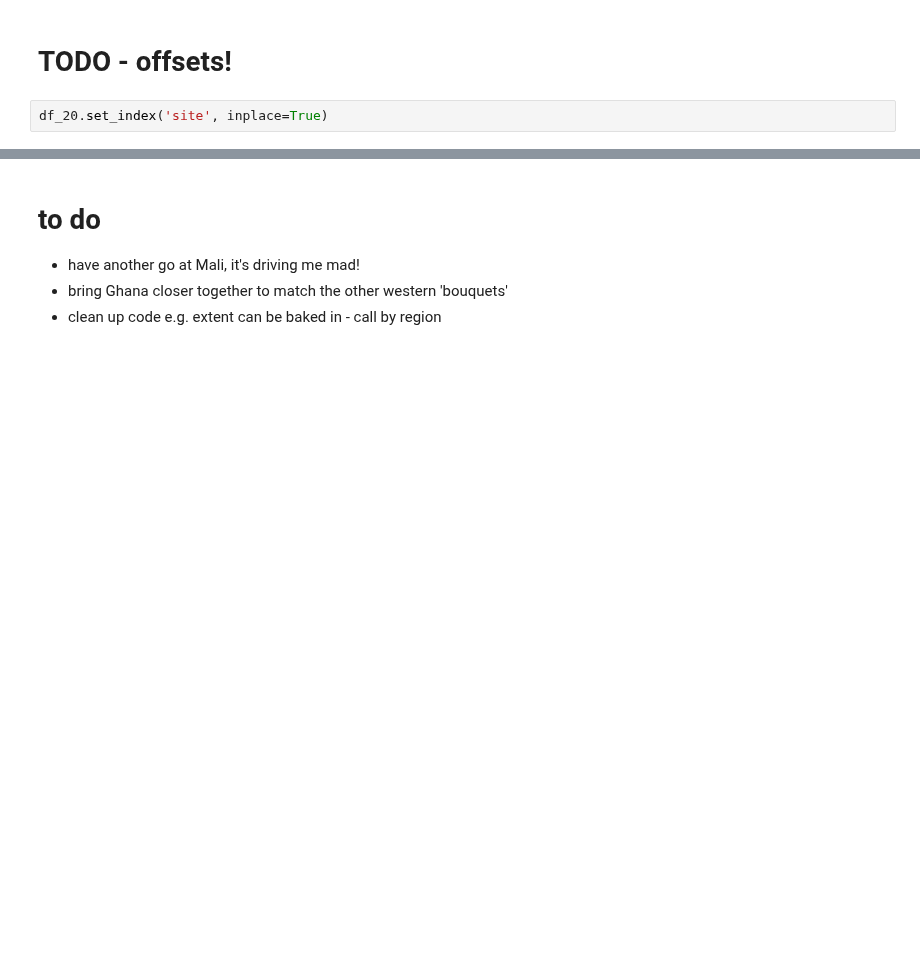
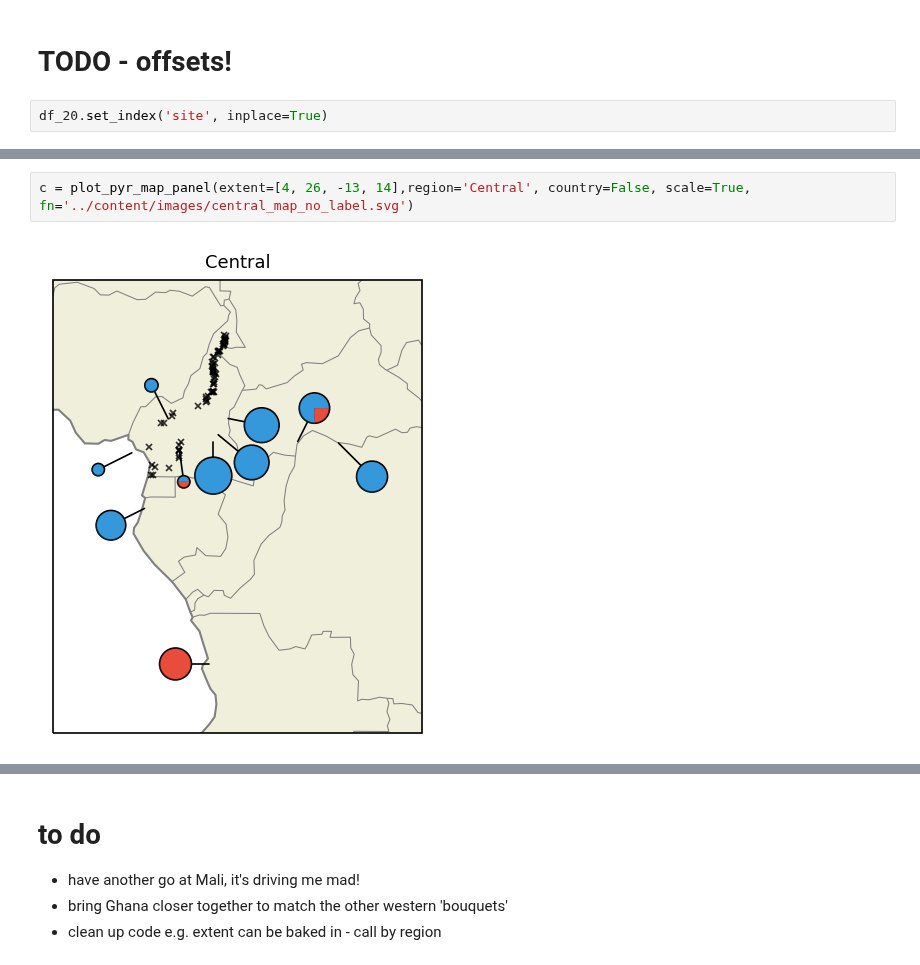
Before and after one commit to malariagen/ag1000g-phase3-data-paper, a Jupyter notebook: notebooks/ag1000g_phase3_collection_map_second_draft.ipynb, the cells around one changed output, grey strips where cells are left out. Cells and saved outputs as stored; diff of their text form; blank space fills up the shorter version.

```diff
--- a/notebooks/ag1000g_phase3_collection_map_second_draft.ipynb
+++ b/notebooks/ag1000g_phase3_collection_map_second_draft.ipynb
@@ -649 +674,5 @@ c = plot_pyr_map_panel(extent=[4, 26, -13, 14],region='Central', scale=True, fn=
+# %%
+c = plot_pyr_map_panel(extent=[4, 26, -13, 14],region='Central', country=False, scale=True, fn='../content/images/central_map_no_label.svg')
+# %% [output]
+[figure, added]
 # %%
```
Also changed, not shown: parts of 9 cells of this notebook, 5 other files.
